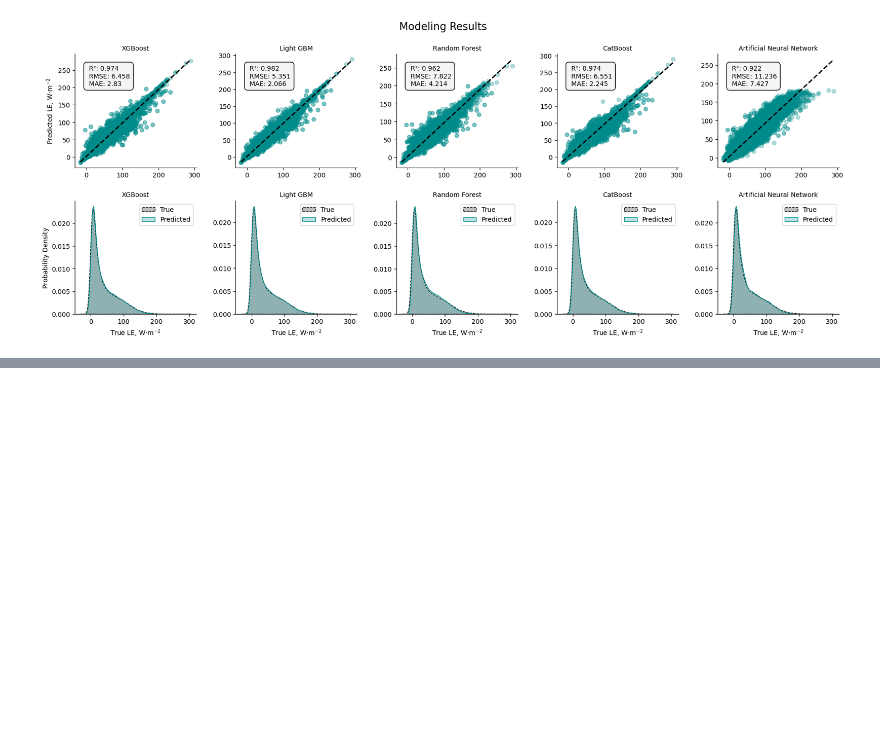
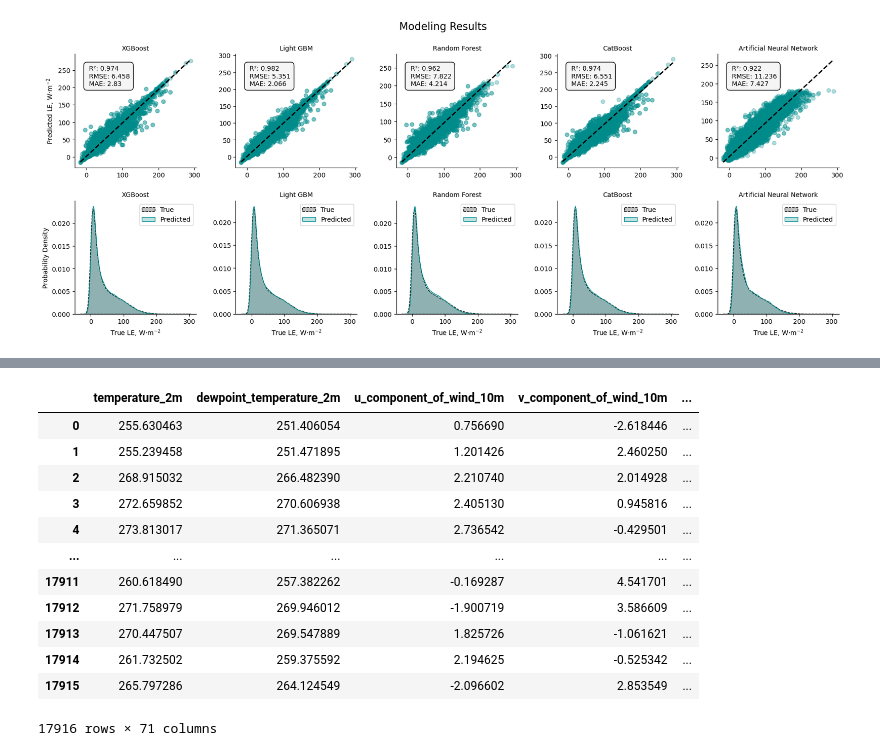
Before and after one commit to RTGS-Lab/Paper-Rozanov-et-al-ML-ET, a Jupyter notebook: notebooks/ModelValidation.ipynb, the cells around one changed output, grey strips where cells are left out. Cells and saved outputs as stored; diff of their text form; code cells hidden in the pictures; blank space fills up the shorter version.

```diff
--- a/notebooks/ModelValidation.ipynb
+++ b/notebooks/ModelValidation.ipynb
@@ -263,0 +326,2 @@ plt.show()
+# %%
+df = pd.DataFrame(data=features, columns=era_names + mod_names + ['LE_PM'] + ['NDVI', 'EVI', "GNDVI", 'SAVI', 'ARVI'])
@@ -263,0 +330,33 @@ plt.show()
+# %%
+for idx, col in enumerate(era_names+['LE_PM']): # TS are only for the ERA5-derived variables
+    if col in ['surface_net_solar_radiation_sum','total_evaporation_sum','total_precipitation_sum',]:
+        ewm = pd.DataFrame(ts[:,:,idx]).T.rolling(window=30).sum().iloc[[-1]].values
+        df[col+'_rol_30'] = ewm.T
+        ewm_7 = pd.DataFrame(ts[:,:,idx]).T.rolling(window=7).sum().iloc[[-1]].values
+        df[col+'_rol_7'] = ewm_7.T
+    else:
+      ewm = pd.DataFrame(ts[:,:,idx]).T.rolling(window=30, min_periods=1).mean().iloc[[-1]].values#.ewm(span=3, adjust=False).mean()
+      df[col+'_rol_30'] = ewm.T
+      ewm_7 = pd.DataFrame(ts[:,:,idx]).T.rolling(window=7, min_periods=1).mean().iloc[[-1]].values#.ewm(span=3, adjust=False).mean()
+      df[col+'_rol_7'] = ewm_7.T
+    Min = pd.DataFrame(ts[:,:,idx]).T.min(axis=0).values#.ewm(span=3, adjust=False).mean()
+    df[col+'_min'] = Min
+    Max = pd.DataFrame(ts[:,:,idx]).T.max(axis=0).values#.ewm(span=3, adjust=False).mean()
+    df[col+'_max'] = Max
+    std = pd.DataFrame(ts[:,:,idx]).T.std(axis=0).values#.ewm(span=3, adjust=False).mean()
+    df[col+'_std'] = std
+df
+# %% [output]
+|  | temperature_2m | dewpoint_temperature_2m | u_component_of_wind_10m | v_component_of_wind_10m | ... |
+| 0 | 255.630463 | 251.406054 | 0.756690 | -2.618446 | ... |
+| 1 | 255.239458 | 251.471895 | 1.201426 | 2.460250 | ... |
+| 2 | 268.915032 | 266.482390 | 2.210740 | 2.014928 | ... |
+| 3 | 272.659852 | 270.606938 | 2.405130 | 0.945816 | ... |
+| 4 | 273.813017 | 271.365071 | 2.736542 | -0.429501 | ... |
+| ... | ... | ... | ... | ... | ... |
+| 17911 | 260.618490 | 257.382262 | -0.169287 | 4.541701 | ... |
+| 17912 | 271.758979 | 269.946012 | -1.900719 | 3.586609 | ... |
+| 17913 | 270.447507 | 269.547889 | 1.825726 | -1.061621 | ... |
+| 17914 | 261.732502 | 259.375592 | 2.194625 | -0.525342 | ... |
+| 17915 | 265.797286 | 264.124549 | -2.096602 | 2.853549 | ... |
+17916 rows × 71 columns
```
Also changed, not shown: parts of 8 cells of this notebook.
